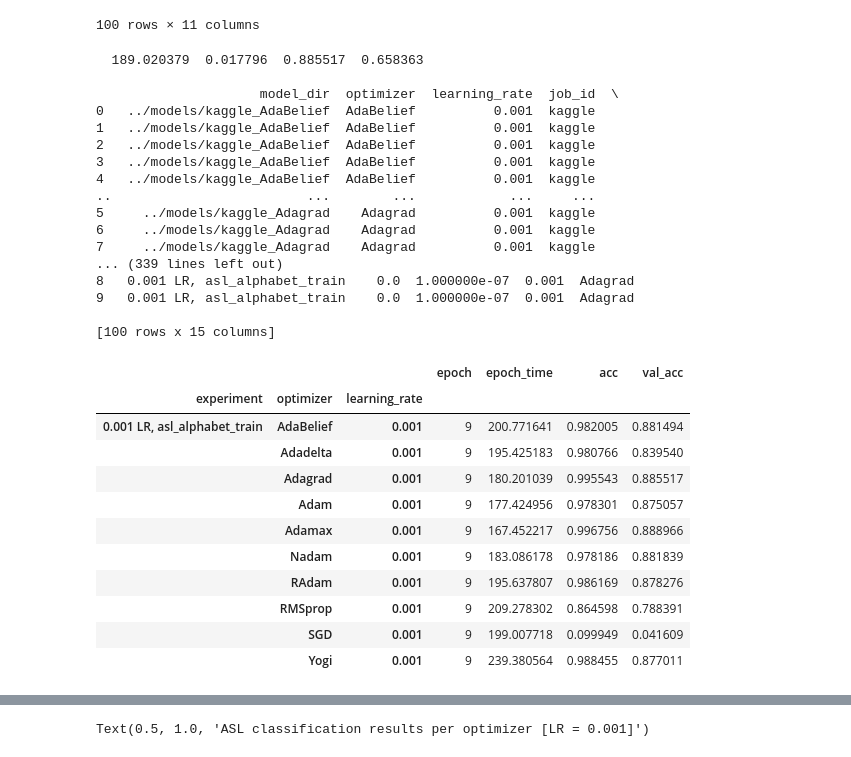
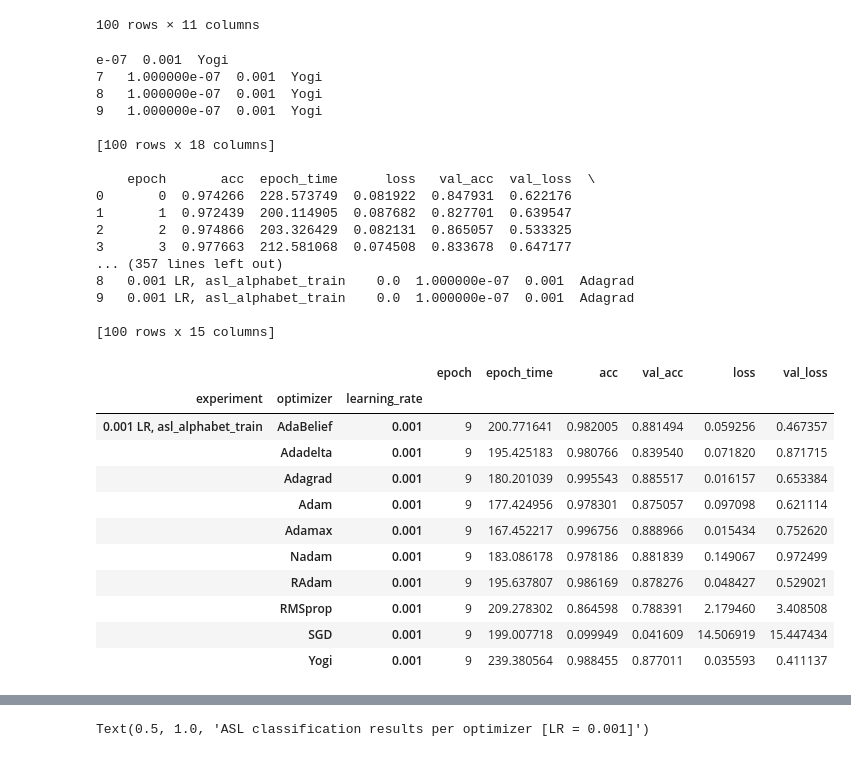
Before and after one commit to dunnkers/optimizers-sign-language, a Jupyter notebook: exploration/results.ipynb, the cells around one changed output, grey strips where cells are left out. Drawn from its saved outputs; the diff is of its cells as text; code cells hidden in the pictures.

```diff
--- a/exploration/results.ipynb
+++ b/exploration/results.ipynb
@@ -14,8 +14,9 @@ models = '../models'
 optims = []
 def get_data(model_dir):
     try:
-        # data  = pd.read_csv(join(model_dir, 'epoch_loss.csv'))
+        data1  = pd.read_csv(join(model_dir, 'epoch_loss.csv'))
         data  = pd.read_csv(join(model_dir, 'batch_loss.csv'))
+        data = data1.merge(data, on='epoch', suffixes=('_epoch', '_batch'))
         optim = pd.read_json(join(model_dir, 'optimizer.json'), typ='series')
         optims.append(optim)
     except:
@@ -141,6 +163,7 @@ jobs = filter(isdir, paths)
 df = pd.concat(map(get_data, jobs))
 df['job_id'] = df['model_dir'].str.extract(r'.*/(.*)_.*')
 df['experiment'] = '0.001 LR, asl_alphabet_train'
+df = df[df['job_id']=='kaggle']
 df
 # %% [output]
 |  | epoch | acc | epoch_time | loss | val_acc | val_loss | model_dir | optimizer | learning_rate | ... |
@@ -164,41 +187,44 @@ for optim in optims:
     print()
     print(optidf)
 # %% [output]
-  189.020379  0.017796  0.885517  0.658363
+e-07  0.001  Yogi
+7   1.000000e-07  0.001  Yogi
+8   1.000000e-07  0.001  Yogi
+9   1.000000e-07  0.001  Yogi
 
-                     model_dir  optimizer  learning_rate  job_id  \
-0   ../models/kaggle_AdaBelief  AdaBelief          0.001  kaggle
-1   ../models/kaggle_AdaBelief  AdaBelief          0.001  kaggle
-2   ../models/kaggle_AdaBelief  AdaBelief          0.001  kaggle
-3   ../models/kaggle_AdaBelief  AdaBelief          0.001  kaggle
-4   ../models/kaggle_AdaBelief  AdaBelief          0.001  kaggle
-..                         ...        ...            ...     ...
-5     ../models/kaggle_Adagrad    Adagrad          0.001  kaggle
-6     ../models/kaggle_Adagrad    Adagrad          0.001  kaggle
-7     ../models/kaggle_Adagrad    Adagrad          0.001  kaggle
-... (339 lines left out)
+[100 rows x 18 columns]
+
+    epoch       acc  epoch_time      loss   val_acc  val_loss  \
+0       0  0.974266  228.573749  0.081922  0.847931  0.622176
+1       1  0.972439  200.114905  0.087682  0.827701  0.639547
+2       2  0.974866  203.326429  0.082131  0.865057  0.533325
+3       3  0.977663  212.581068  0.074508  0.833678  0.647177
+... (357 lines left out)
 8   0.001 LR, asl_alphabet_train    0.0  1.000000e-07  0.001  Adagrad
 9   0.001 LR, asl_alphabet_train    0.0  1.000000e-07  0.001  Adagrad
 
 [100 rows x 15 columns]
 # %%
-df.groupby(['experiment', 'optimizer', 'learning_rate'])\
+agg=df.groupby(['experiment', 'optimizer', 'learning_rate'])\
   .agg({
       'epoch': 'max',
       'epoch_time': 'mean',
       'acc': 'max',
-      'val_acc': 'max'
+      'val_acc': 'max',
+      'loss': 'min',
+      'val_loss': 'min'
    })
+agg
 # %% [output]
-|  |  |  | epoch | epoch_time | acc | val_acc |
-| experiment | optimizer | learning_rate |  |  |  |  |
-| 0.001 LR, asl_alphabet_train | AdaBelief | 0.001 | 9 | 200.771641 | 0.982005 | 0.881494 |
-|  | Adadelta | 0.001 | 9 | 195.425183 | 0.980766 | 0.839540 |
-|  | Adagrad | 0.001 | 9 | 180.201039 | 0.995543 | 0.885517 |
-|  | Adam | 0.001 | 9 | 177.424956 | 0.978301 | 0.875057 |
-|  | Adamax | 0.001 | 9 | 167.452217 | 0.996756 | 0.888966 |
-|  | Nadam | 0.001 | 9 | 183.086178 | 0.978186 | 0.881839 |
-|  | RAdam | 0.001 | 9 | 195.637807 | 0.986169 | 0.878276 |
-|  | RMSprop | 0.001 | 9 | 209.278302 | 0.864598 | 0.788391 |
-|  | SGD | 0.001 | 9 | 199.007718 | 0.099949 | 0.041609 |
-|  | Yogi | 0.001 | 9 | 239.380564 | 0.988455 | 0.877011 |
+|  |  |  | epoch | epoch_time | acc | val_acc | loss | val_loss |
+| experiment | optimizer | learning_rate |  |  |  |  |  |  |
+| 0.001 LR, asl_alphabet_train | AdaBelief | 0.001 | 9 | 200.771641 | 0.982005 | 0.881494 | 0.059256 | 0.467357 |
+|  | Adadelta | 0.001 | 9 | 195.425183 | 0.980766 | 0.839540 | 0.071820 | 0.871715 |
+|  | Adagrad | 0.001 | 9 | 180.201039 | 0.995543 | 0.885517 | 0.016157 | 0.653384 |
+|  | Adam | 0.001 | 9 | 177.424956 | 0.978301 | 0.875057 | 0.097098 | 0.621114 |
+|  | Adamax | 0.001 | 9 | 167.452217 | 0.996756 | 0.888966 | 0.015434 | 0.752620 |
+|  | Nadam | 0.001 | 9 | 183.086178 | 0.978186 | 0.881839 | 0.149067 | 0.972499 |
+|  | RAdam | 0.001 | 9 | 195.637807 | 0.986169 | 0.878276 | 0.048427 | 0.529021 |
+|  | RMSprop | 0.001 | 9 | 209.278302 | 0.864598 | 0.788391 | 2.179460 | 3.408508 |
+|  | SGD | 0.001 | 9 | 199.007718 | 0.099949 | 0.041609 | 14.506919 | 15.447434 |
+|  | Yogi | 0.001 | 9 | 239.380564 | 0.988455 | 0.877011 | 0.035593 | 0.411137 |
```
Also changed, not shown: parts of 13 cells of this notebook.
